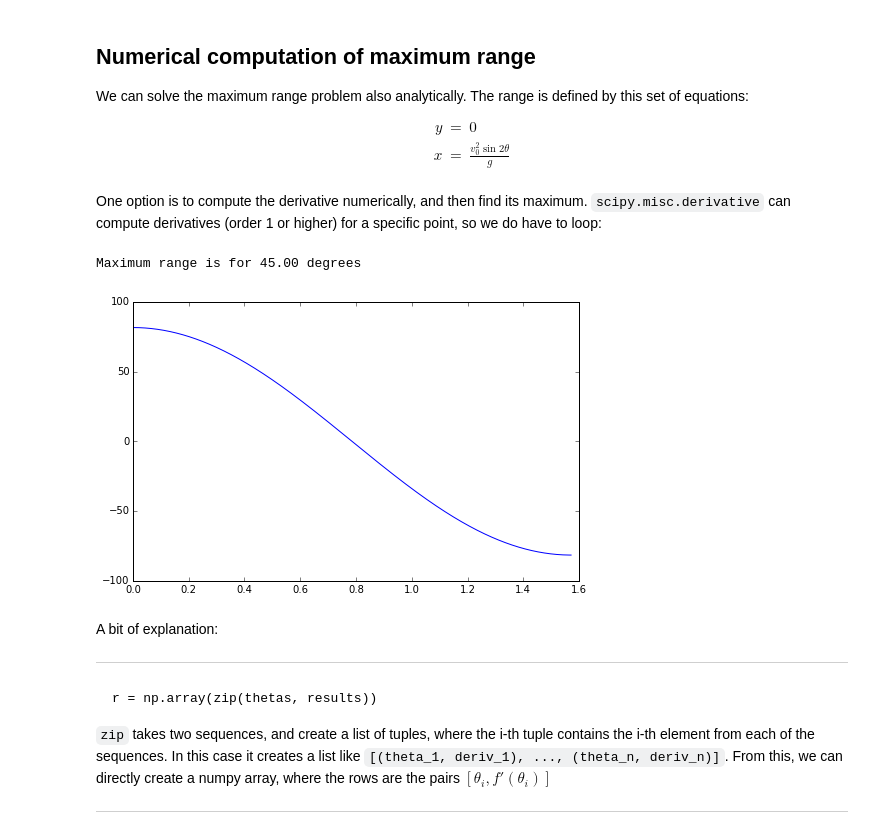
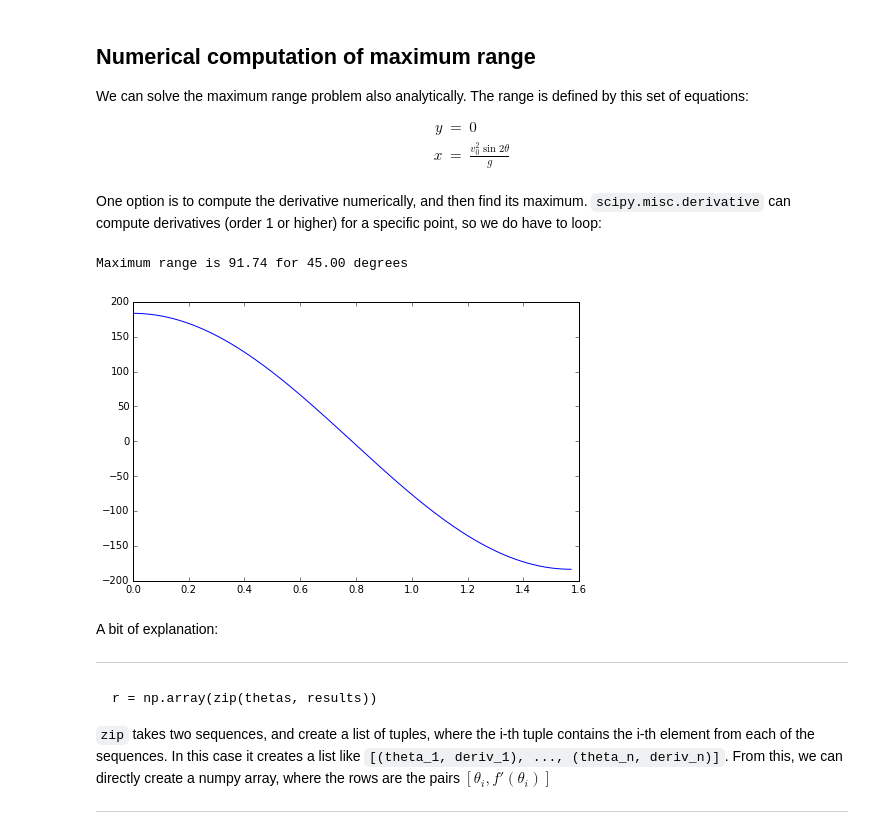
Before and after one commit to leosala/notebooks, a Jupyter notebook: Simple parabolic motion study.ipynb, the cells around one changed output. Cells and saved outputs as stored; diff of their text form; code cells hidden in the pictures.

Commit message:
small corrections to the parabolic example

```diff
--- a/Simple parabolic motion study.ipynb
+++ b/Simple parabolic motion study.ipynb
@@ -54,22 +58,23 @@ def get_y(x, a, v_0, t):
     :param x: a numpy array with the X coordinates in meters
     :param a: the acceleration in m/s**2
     :param v_0: the initial velocity in m/s
-    :param theta: the initial theta angle in degrees(default=10)
+    :param theta: the initial theta angle in radians
     """
 
-    theta = math.radians(t)
+    theta = t
     y = x * math.tan(theta) - (a / (2 * v_0**2 * math.cos(theta)**2)) * x**2
     return y
 # %% [markdown]
 Then we create a list of values for $\theta$, and plot the various trajectories
 # %%
-thetas = [t for t in np.arange(20, 60, 5)]
-x = np.arange(0, 60, 0.1)  # in meters
+thetas = [t for t in np.arange(0, math.pi / 2., 0.1)]
+x = np.arange(0, 100, 0.1)  # in meters
 
 plt.figure(figsize=(10, 10))
 for t in thetas:
     y = get_y(x, g, v_0, t=t)
-    plt.plot(x, y, label="#theta = " + str(t))
+    # we want to plot only y>0
+    plt.plot(x[y>0], y[y>0], label="#theta = " + str(t))
     plt.xlabel("x (m)")
     plt.ylabel("y (m)")
 
@@ -105,7 +110,7 @@ class ParabolicF(object):
         """
         self.a = a
         self.v_0 = v_0
-        self.t = math.radians(t)
+        self.t = t
 
     # the method called when the object is called as a function
     def __call__(self, x):
@@ -116,9 +121,10 @@ class ParabolicF(object):
         return y
 
 # creating an object
-f = ParabolicF(g, v_0, 30)
-plt.figure(figsize=(10,10))
+f = ParabolicF(g, v_0, math.pi / 3.)
+plt.figure(figsize=(10,5))
 # using the object as a function
-plt.plot(x, f(x))
+y = f(x)
+plt.plot(x[y>0], y[y>0])
 plt.show()
 # %% [output]
@@ -151,13 +158,14 @@ One option would have been to create `N` functions to test `N` values of $\theta
 # %%
 results = []  # list that will contain our results
 
+thetas = [t for t in np.arange(0, math.pi / 2., 0.0001)]
 # loop on thetas
 for t in thetas:
     f1 = ParabolicF(g, v_0, t)  # creating the object
-    root = optimize.root(f1, [0, 1000], method="hybr")  # getting the roots
+    root = optimize.root(f1, [0, 1000], )  # getting the roots
     results.append(root.x[-1])  # using only the last root, as we know the first one is zero
 
 # printing the maximum value, and the correspondant theta
 # np.argmax is a NumPy utility that returns the index of the maximum value
-print "Maximum is %.2f meters for theta=%.2f" % (np.max(results), thetas[np.argmax(results)])
+print "Maximum is %.2f meters for theta=%.2f degrees" % (np.max(results), np.degrees(thetas[np.argmax(results)]))
 # %% [output]
@@ -178,35 +186,35 @@ One option is to compute the derivative numerically, and then find its maximum.
 # %%
 from scipy import misc
 
 # defining our parabilic function, this time with fixed parameters
 def f_range(theta):
-    v_0 = 20
+    v_0 = 30
     g = 9.81
     x = ( v_0**2 * math.sin(2 * theta)) / g
     return x
 
 # a thin-grained list of thetas
 thetas = np.arange(0, math.pi / 2., 0.0001)
 results = []
 # the loop over derivatives
 for t in thetas:
-    results.append(misc.derivative(f_range, t, dx=1e-9,))
+    results.append(misc.derivative(f_range, t, dx=1e-6,))
 
 # creates a numpy array with all the theta, f' couples
 r = np.array(zip(thetas, results))
 
 # find the element closest to 0, which is where range is maximum
 min_val = r[np.isclose(r[:, 1], 0, atol=1e-03)]
 
-print "Maximum range is for %.2f degrees" % np.degrees(min_val[:, 0])[0]
+print "Maximum range is %.2f for %.2f degrees" % (f_range(min_val[:, 0][0]), np.degrees(min_val[:, 0])[0])
 
 # plot the derivative
 plt.figure(figsize=(8,5))
 plt.plot(thetas, results)
 plt.show()
 # %% [output]
-Maximum range is for 45.00 degrees
+Maximum range is 91.74 for 45.00 degrees
-[figure, old version]
+[figure, new version]
 # %% [markdown]
 A bit of explanation:
 
```
Also changed, not shown: parts of 7 cells of this notebook.
